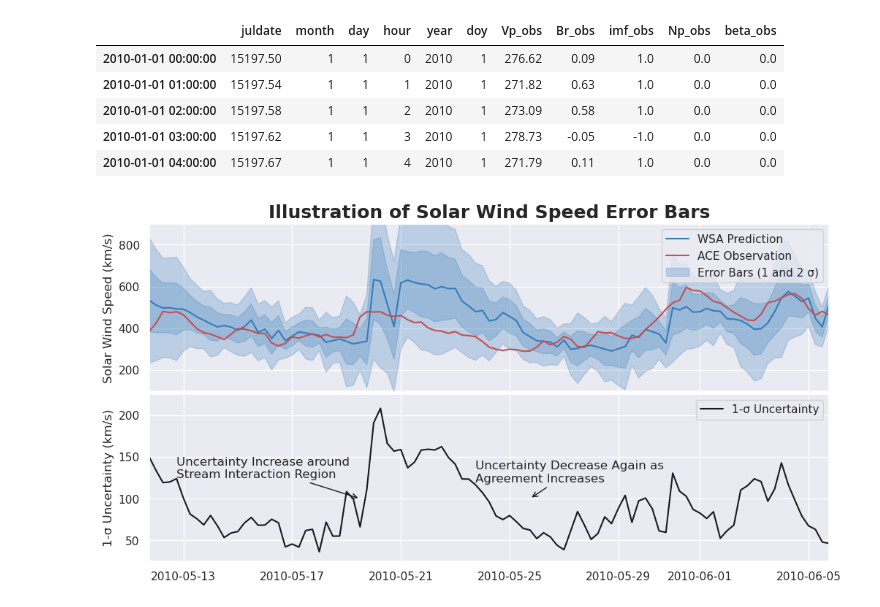
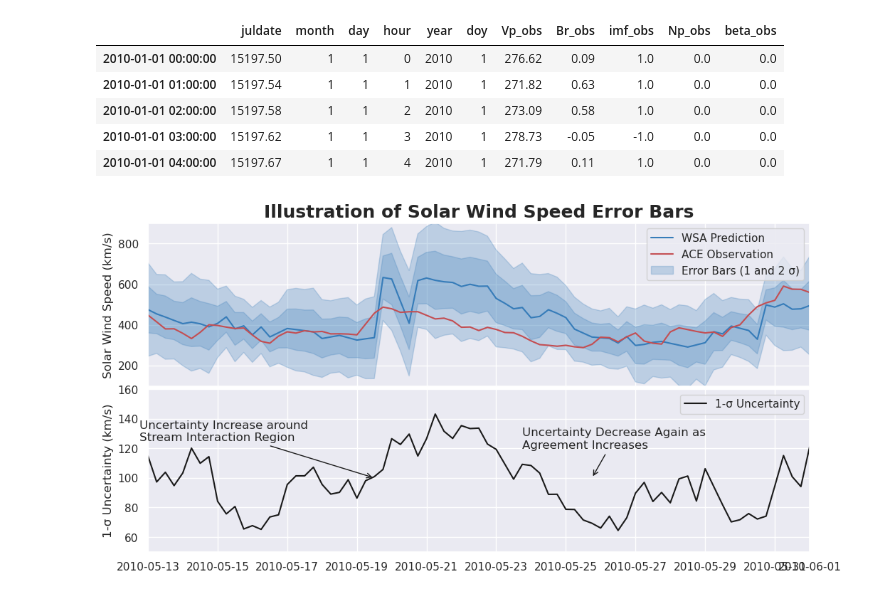
Before and after one commit to ddasilva/wsa_knn_uncertainty_v2, a Jupyter notebook: notebooks/Error Bar Illustration.ipynb, the cells around one changed output. Saved outputs shown, nothing was run; the diff lists cells and outputs as text; code cells hidden in the pictures.

```diff
--- a/notebooks/Error Bar Illustration.ipynb
+++ b/notebooks/Error Bar Illustration.ipynb
@@ -8,14 +8,11 @@ import seaborn as sns
 
 sns.set()
 # %%
-df_dataset = pd.read_csv(
-    "../data/processed/method2/k20/delta_window4/processed_daysahead3_R000.csv",
-    index_col="current_time",
-)
+df_dataset = pd.read_csv('../data/processed/method2/k35/delta_window4/processed_daysahead3_R000.csv', index_col='current_time')
 df_dataset.index = pd.to_datetime(df_dataset.index)
 
 for col in df_dataset.columns:
-    if "time" in col:
+    if 'time' in col:
         df_dataset[col] = pd.to_datetime(df_dataset[col])
 
 df_dataset.head()
@@ -46,83 +43,52 @@ df_obs.head()
 | 2010-01-01 03:00:00 | 15197.62 | 1 | 1 | 3 | 2010 | 1 | 278.73 | -0.05 | -1.0 | 0.0 | 0.0 |
 | 2010-01-01 04:00:00 | 15197.67 | 1 | 1 | 4 | 2010 | 1 | 271.79 | 0.11 | 1.0 | 0.0 | 0.0 |
 # %%
-blue_color = "#367cb9"
-red_color = "r"
-black_color = "k"
+blue_color = '#367cb9'
+red_color = 'r'
+black_color= 'k'
 fig, axes = plt.subplots(2, 1, sharex=True, figsize=(12, 6))
 
-forward_idx = 3
-time_col = f"forward_time{forward_idx}"
-pred_col = f"Vp_pred{forward_idx}"
-obs_col = f"Vp_obs{forward_idx}"
-sigma_col = f"sigma{forward_idx}"
+time_col = 'forward_time'
+pred_col = 'forward_Vp_pred'
+obs_col = 'forward_Vp_obs'
+sigma_col = 'forward_sigma'
 
 ax = axes[0]
-ax.plot(
-    df_dataset[time_col], df_dataset[pred_col], color=blue_color, label="WSA Prediction"
-)
-ax.plot(
-    df_dataset[time_col], df_dataset[obs_col], color=red_color, label="ACE Observation"
-)
-ax.fill_between(
-    df_dataset[time_col],
-    df_dataset[pred_col] - df_dataset[sigma_col],
-    df_dataset[pred_col] + df_dataset[sigma_col],
-    alpha=0.25,
-    color=blue_color,
-    label="Error Bars (1 and 2 σ)",
-)
-ax.fill_between(
-    df_dataset[time_col],
-    df_dataset[pred_col] - 2 * df_dataset[sigma_col],
-    df_dataset[pred_col] + 2 * df_dataset[sigma_col],
-    alpha=0.25,
-    color=blue_color,
-)
-ax.set_ylabel("Solar Wind Speed (km/s)")
+ax.plot(df_dataset[time_col], df_dataset[pred_col], color=blue_color, label='WSA Prediction')
+ax.plot(df_dataset[time_col], df_dataset[obs_col], color=red_color, label='ACE Observation')
+ax.fill_between(df_dataset[time_col], df_dataset[pred_col] - df_dataset[sigma_col], df_dataset[pred_col] + df_dataset[sigma_col], alpha=0.25, color=blue_color, label='Error Bars (1 and 2 σ)')
+ax.fill_between(df_dataset[time_col], df_dataset[pred_col] - 2 * df_dataset[sigma_col], df_dataset[pred_col] + 2 * df_dataset[sigma_col], alpha=0.25, color=blue_color)
+ax.set_ylabel('Solar Wind Speed (km/s)')
 ax.set_yticks([200, 400, 600, 800])
 ax.set_ylim(100, 900)
 
 ax = axes[1]
-ax.plot(
-    df_dataset[time_col],
-    df_dataset[sigma_col],
-    color=black_color,
-    label="1-σ Uncertainty",
-)
-ax.set_ylabel("1-σ Uncertainty (km/s)")
-ax.set_ylim(25, 225)
-# ax.set_yticks([75, 100, 125])
+ax.plot(df_dataset[time_col], df_dataset[sigma_col], color=black_color, label='1-σ Uncertainty')
+ax.set_ylabel('1-σ Uncertainty (km/s)')
+ax.set_ylim(50, 160)
+#ax.set_yticks([75, 100, 125])
 
-ax.annotate(
-    "Uncertainty Decrease Again as\nAgreement Increases",
-    xytext=(pd.Timestamp("2010-05-23 18:00:00"), 120),
-    xy=(pd.Timestamp("2010-05-25 18:00:00"), 100),
-    arrowprops=dict(arrowstyle="->", color="k"),
-)
+ax.annotate("Uncertainty Decrease Again as\nAgreement Increases",
+            xytext=(pd.Timestamp('2010-05-23 18:00:00'), 120),
+            xy=(pd.Timestamp('2010-05-25 18:00:00'), 100),
+            arrowprops=dict(arrowstyle="->", color='k'))
 
-ax.annotate(
-    "Uncertainty Increase around\nStream Interaction Region",
-    xytext=(pd.Timestamp("2010-05-12 18:00:00"), 125),
-    xy=(pd.Timestamp("2010-05-19 12:00:00"), 100),
-    arrowprops=dict(arrowstyle="->", color="k"),
-)
+ax.annotate("Uncertainty Increase around\nStream Interaction Region",
+            xytext=(pd.Timestamp('2010-05-12 18:00:00'), 125),
+            xy=(pd.Timestamp('2010-05-19 12:00:00'), 100),
+            arrowprops=dict(arrowstyle="->", color='k'))
 
 for ax in axes:
     ax.legend()
 
-# i = 500
-# print(repr((df_dataset.index[i], df_dataset.index[i + 100])))
+#i = 500
+#print(repr((df_dataset.index[i], df_dataset.index[i + 100])))
 #    ax.set_xlim(df_dataset.index[i], df_dataset.index[i + 100])
 
-# plt.xlim(pd.Timestamp('2010-02-25 18:00:00'), pd.Timestamp('2010-03-22 18:00:00'))
-axes[0].set_xlim(
-    (pd.Timestamp("2010-05-11 18:00:00"), pd.Timestamp("2010-06-05 18:00:00"))
-)
-axes[0].set_title(
-    "Illustration of Solar Wind Speed Error Bars", fontweight="bold", fontsize=18
-)
+#plt.xlim(pd.Timestamp('2010-02-25 18:00:00'), pd.Timestamp('2010-03-22 18:00:00'))
+axes[0].set_xlim((pd.Timestamp('2010-05-13 0:00:00'), pd.Timestamp('2010-06-01 00:00:00')))
+axes[0].set_title('Illustration of Solar Wind Speed Error Bars', fontweight='bold', fontsize=18)
 plt.subplots_adjust(wspace=0.4, hspace=0.02)
-plt.savefig("../plots/error_bar_illustration.png", dpi=300)
+plt.savefig('../plots/error_bar_illustration.png', dpi=300)
 # %% [output]
-[figure, old version]
+[figure, new version]
```
Also changed, not shown: parts of 2 cells of this notebook, 7 other files.
